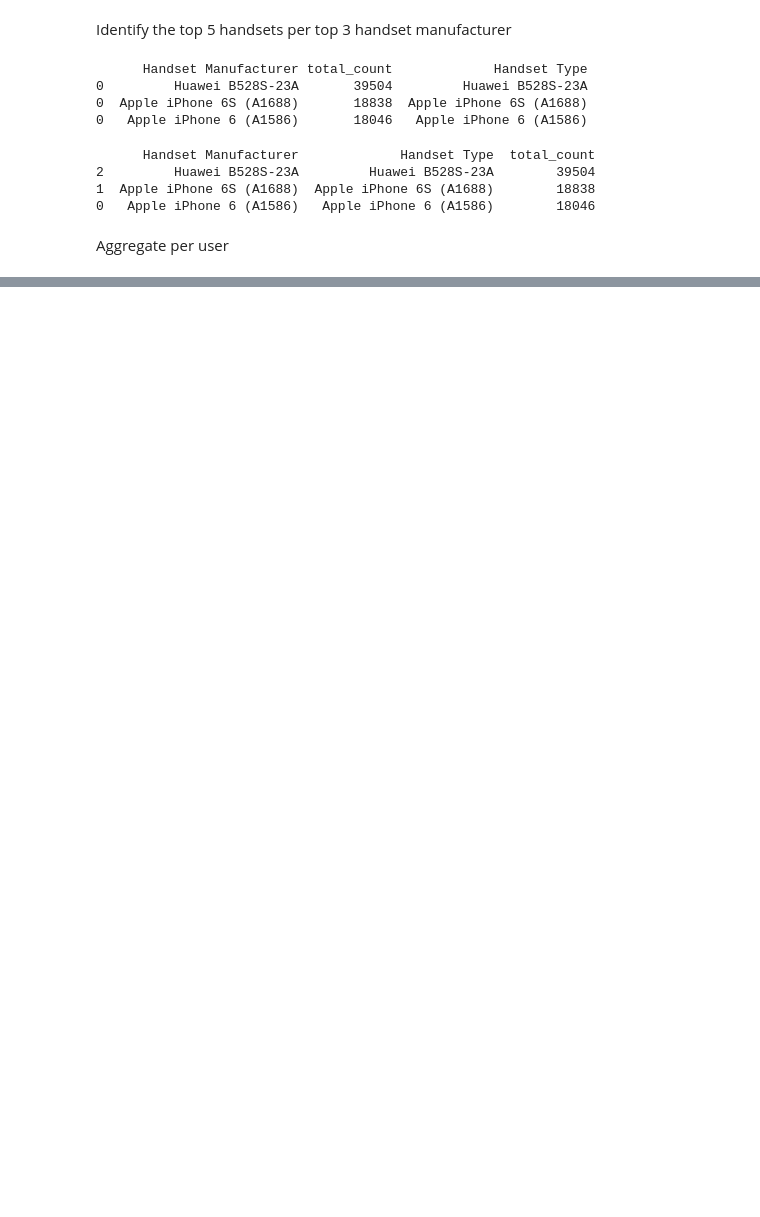
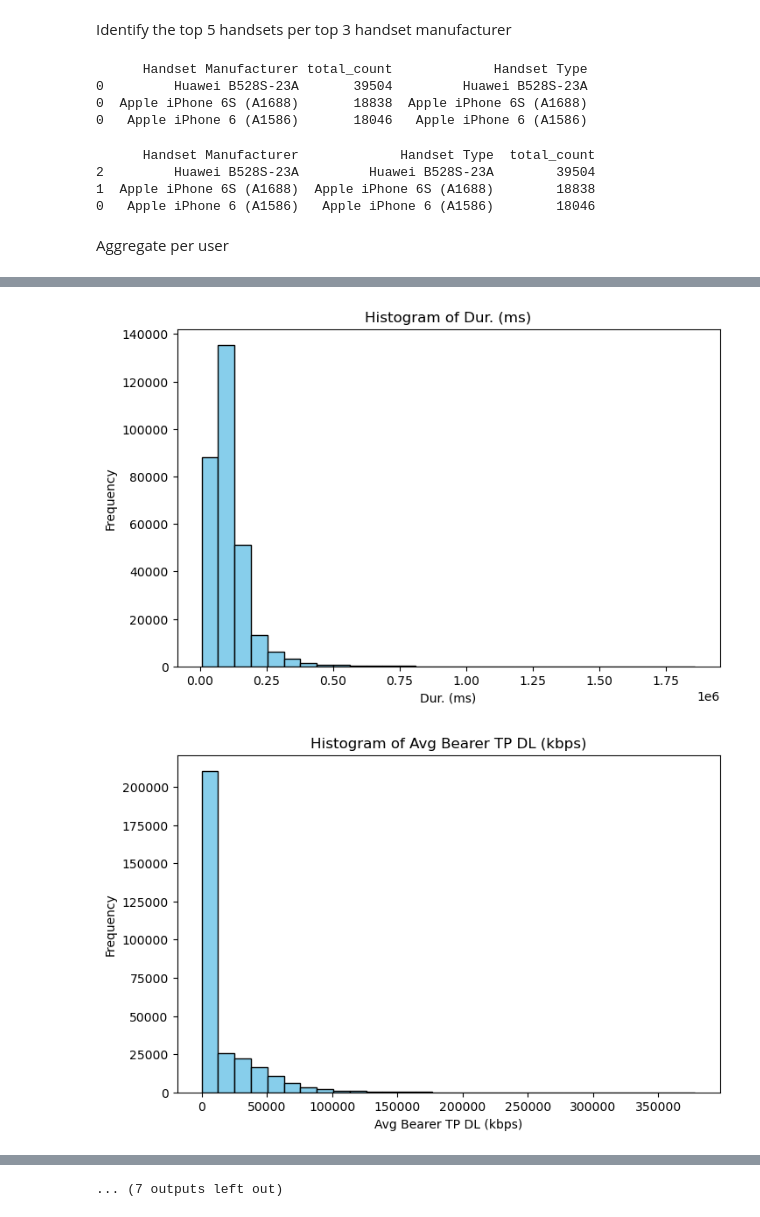
Before and after one commit to gelifatsy/Telecommunication-User-Analytics, a Jupyter notebook: src/data_extraction.ipynb, the cells around one changed output, grey strips where cells are left out. Cells and saved outputs as stored; diff of their text form; code cells hidden in the pictures; blank space fills up the shorter version.

```diff
--- a/src/data_extraction.ipynb
+++ b/src/data_extraction.ipynb
@@ -237,0 +241,5 @@ print(aggregated_df)
+# %%
+df_not_num = df.select_dtypes(exclude=['number']).columns
+df_numeric = df.drop(df_not_num, axis=1)
+
+cleaned_data = df_numeric.fillna(df_numeric.mean())
@@ -237,0 +268,29 @@ print(aggregated_df)
+# %%
+# Analyze the basic metrics (mean, median, etc) in the Dataset (explain) & their importance for the global objective.
+columns_numeric = [
+    "Dur. (ms)",
+    "Avg Bearer TP DL (kbps)",
+    "Avg Bearer TP UL (kbps)",
+    "Social Media DL (Bytes)",
+    "Social Media UL (Bytes)",
+    "Google DL (Bytes)",
+    "Google UL (Bytes)",
+    "Email DL (Bytes)",
+    "Email UL (Bytes)",
+    "Youtube DL (Bytes)",
+    "Youtube UL (Bytes)",
+    "Netflix DL (Bytes)",
+    "Netflix UL (Bytes)",
+    "Gaming DL (Bytes)",
+    "Gaming UL (Bytes)",
+    "Total UL (Bytes)",
+    "Total DL (Bytes)",
+    "Other DL (Bytes)",
+    "Other UL (Bytes)"
+]
+
+# Create a new DataFrame with selected columns
+data_new = cleaned_data[columns_numeric]
+
+# Display the new DataFrame
+data_new.describe()
@@ -237,0 +307,8 @@ print(aggregated_df)
+# %%
+numeric_columns = data_new
+
+for column in numeric_columns:
+    plot_histogram(df, column)
+# %% [output]
+[figure, added]
+[figure, added]
@@ -237,0 +325 @@ print(aggregated_df)
+... (7 outputs left out)
```
Also changed, not shown: parts of 11 cells of this notebook, 4 other files.
